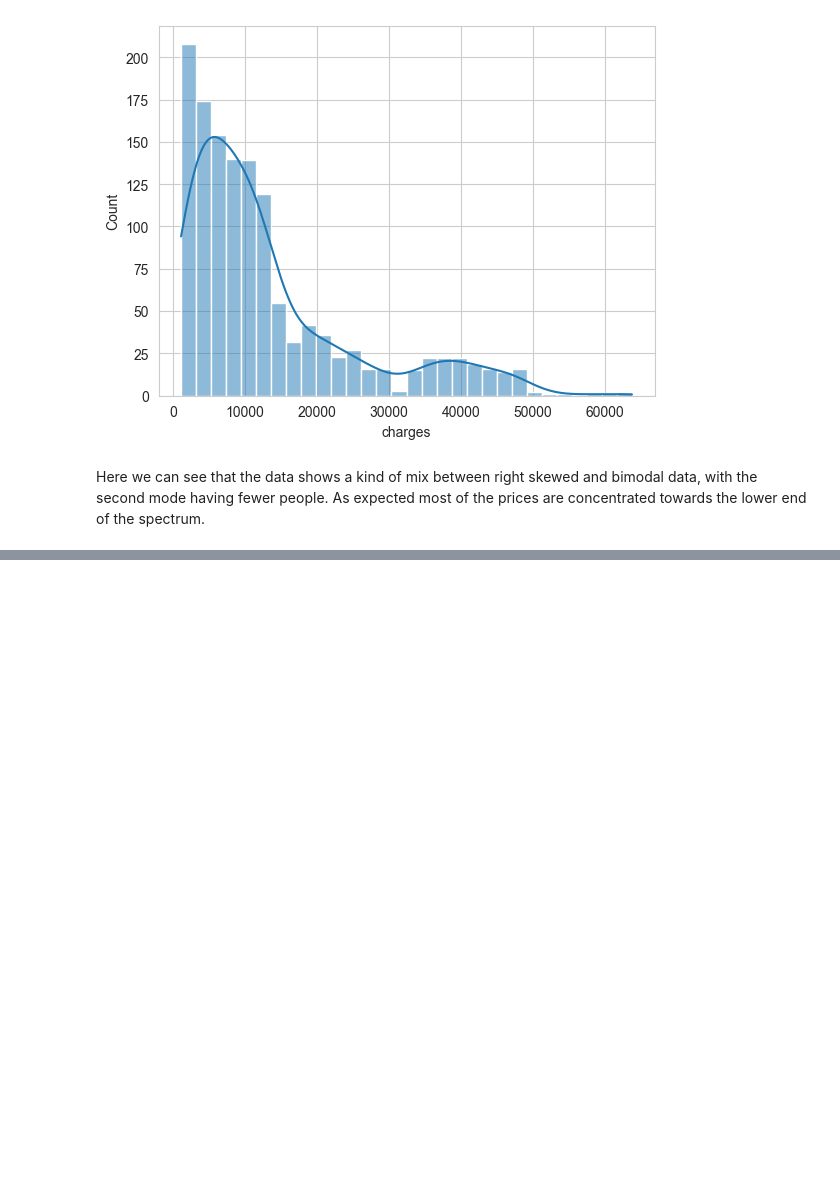
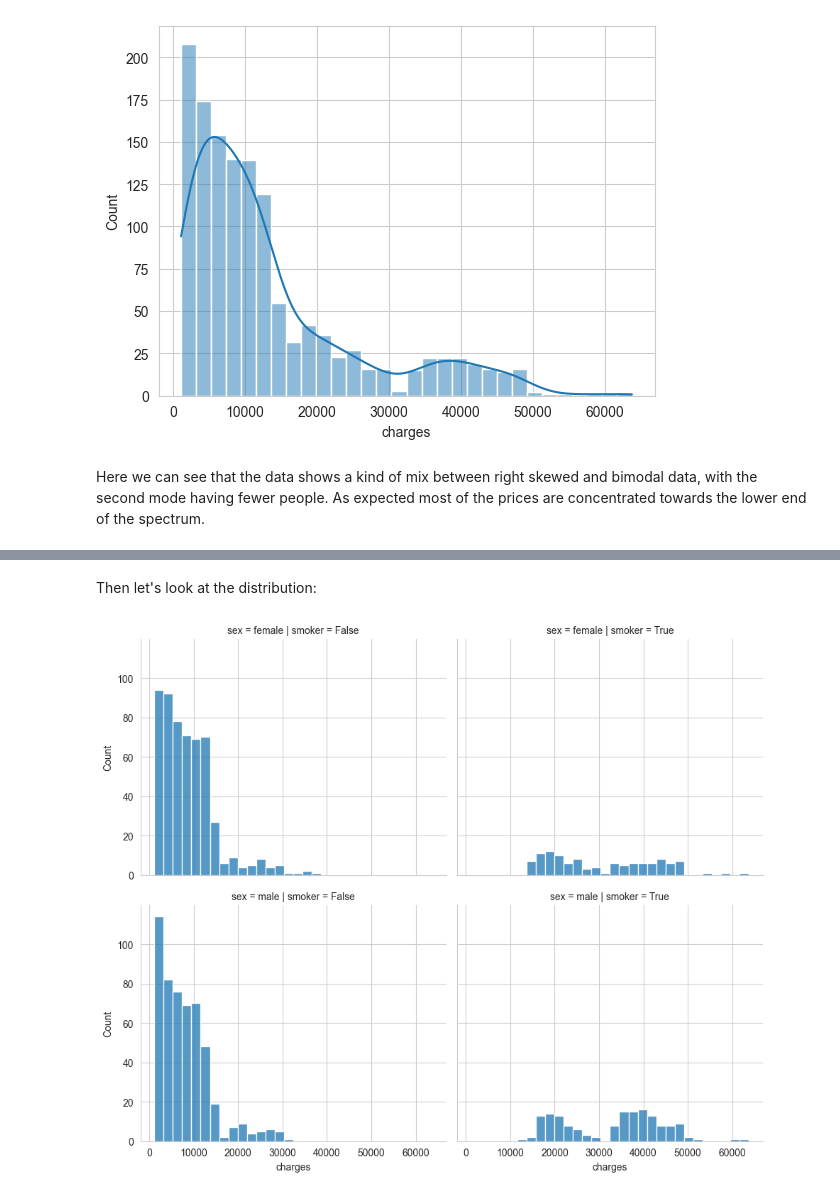
Before and after one commit to ramaz-abdelgadir/Hackathon1-Insurance, a Jupyter notebook: jupyter_notebooks/data_vizualization.ipynb, the cells around one changed output, grey strips where cells are left out. Drawn from its saved outputs; the diff is of its cells as text; code cells hidden in the pictures; blank space fills up the shorter version.

```diff
--- a/jupyter_notebooks/data_vizualization.ipynb
+++ b/jupyter_notebooks/data_vizualization.ipynb
@@ -69,0 +107,7 @@ Here we can see that the data shows a kind of mix between right skewed and bimod
+# %% [markdown]
+Then let's look at the distribution:
+# %%
+sns.displot(insurance, x='charges', col='smoker', row='sex', height=4, aspect=1.2)
+plt.show()
+# %% [output]
+[figure, added]
```
Also changed, not shown: parts of 10 cells of this notebook.
